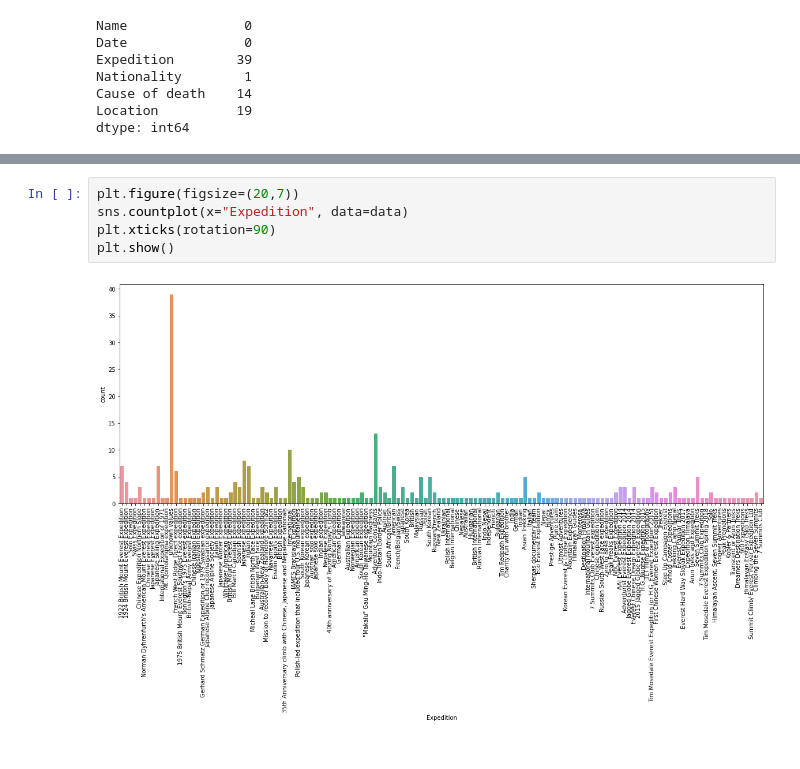
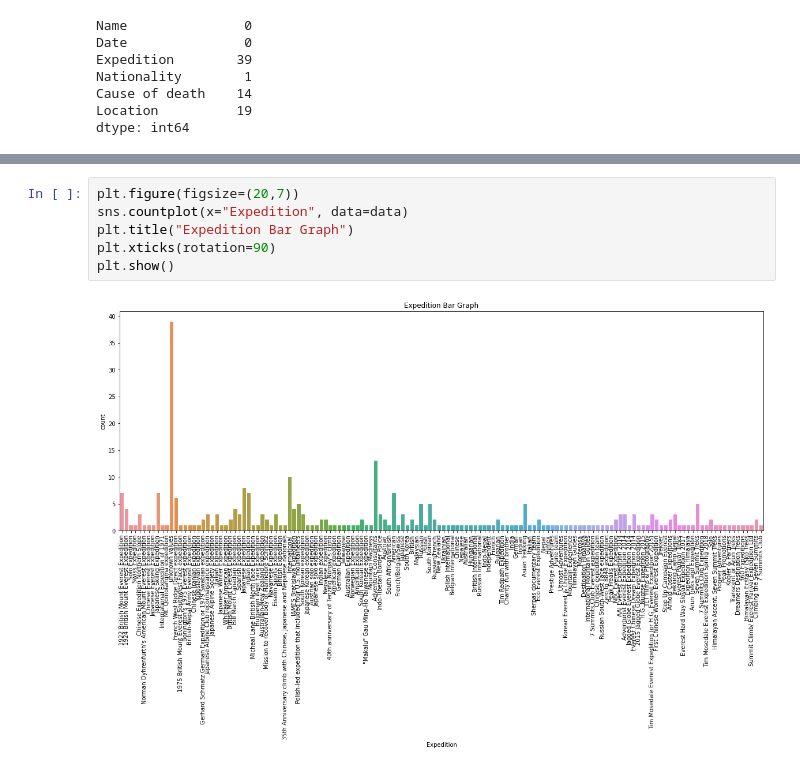
Before and after one commit to everydaycodings/Data-Science-End-To-End-Notebook-Project, a Jupyter notebook: EDA_on_Mount_Everest_Climbing_Deaths .ipynb, the cells around one changed output, grey strips where cells are left out. Drawn from its saved outputs; the diff is of its cells as text.

```diff
--- a/EDA_on_Mount_Everest_Climbing_Deaths .ipynb
+++ b/EDA_on_Mount_Everest_Climbing_Deaths .ipynb
@@ -152,7 +154,8 @@ plt.show()
 # %%
 plt.figure(figsize=(20,7))
 sns.countplot(x="Expedition", data=data)
+plt.title("Expedition Bar Graph")
 plt.xticks(rotation=90)
 plt.show()
 # %% [output]
-[figure, old version]
+[figure, new version]
```
Also changed, not shown: parts of 20 cells of this notebook.
